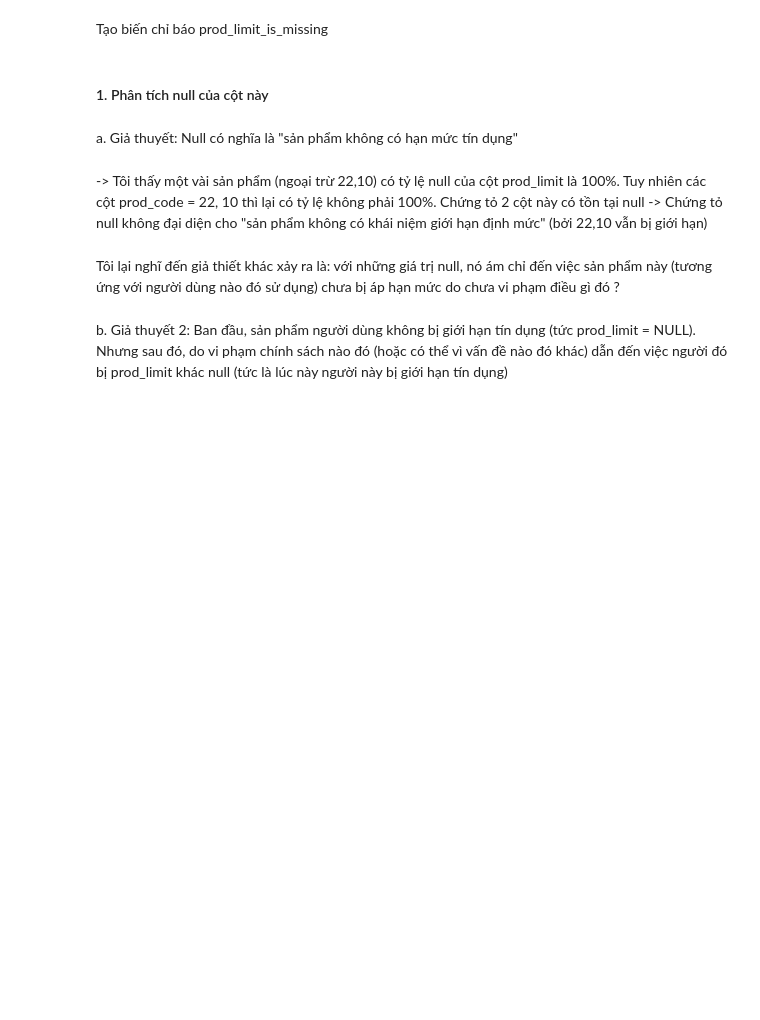
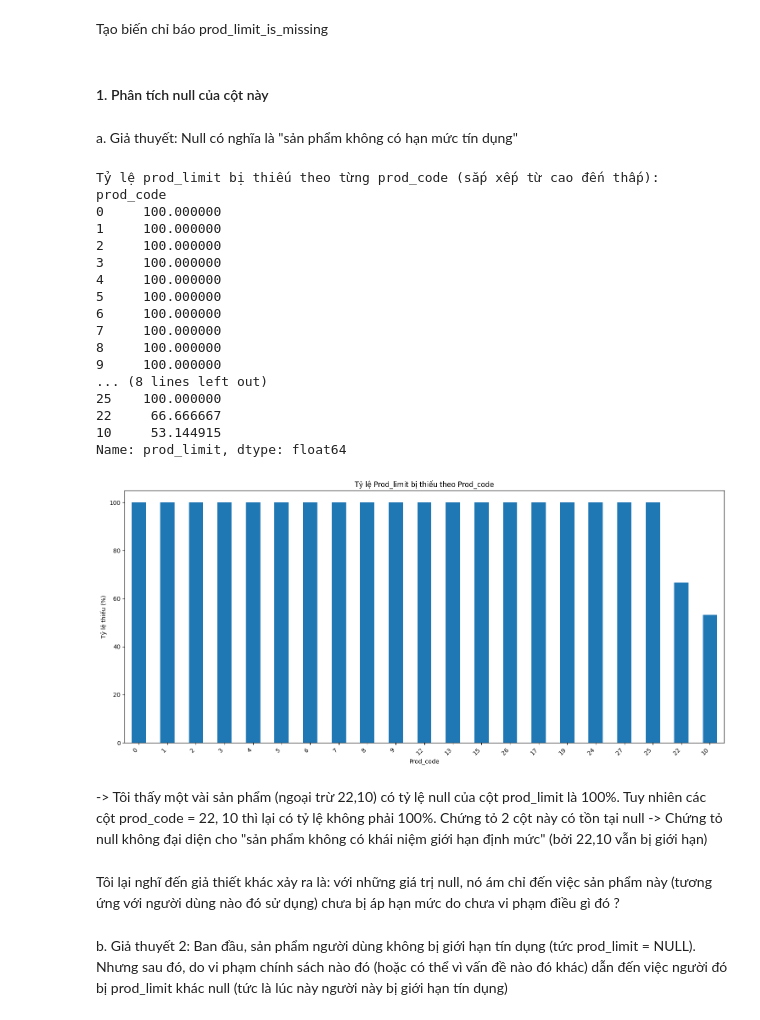
Before and after one commit to thethien8a/Machine-Learning-Project, a Jupyter notebook: Random Forest/decision_sp_2.ipynb, the cells around one changed output. Saved outputs shown, nothing was run; the diff lists cells and outputs as text; code cells hidden in the pictures; blank space fills up the shorter version.

```diff
--- a/Random Forest/decision_sp_2.ipynb
+++ b/Random Forest/decision_sp_2.ipynb
@@ -167,27 +247,47 @@ df_full.groupby('id')["label"].nunique().pipe(lambda x: x[x > 1])
 Tạo biến chỉ báo prod_limit_is_missing
 # %%
 #Check xem nhóm rủi ro cao có tỷ lệ thiếu "prod_limit" cao hơn không
-df_full['prod_limit_is_missing'] = df_full['prod_limit'].isnull().astype(int)
+train_df['prod_limit_is_missing'] = train_df['prod_limit'].isnull().astype(int)
+test_df["prod_limit_is_missing"] = test_df["prod_limit"].isnull().astype(int)
 # %% [markdown]
 #### 1. Phân tích null của cột này
 # %% [markdown]
 a. Giả thuyết: Null có nghĩa là "sản phẩm không có hạn mức tín dụng"
 # %%
 # Tính tỷ lệ prod_limit bị thiếu cho mỗi prod_code và sắp xếp
-prod_code_missing_ratio = df_full.groupby('prod_code')['prod_limit'].apply(lambda x: x.isnull().mean()*100).sort_values(ascending=False)
+prod_code_missing_ratio = train_df.groupby('prod_code')['prod_limit'].apply(lambda x: x.isnull().mean()*100).sort_values(ascending=False)
 
 print("\nTỷ lệ prod_limit bị thiếu theo từng prod_code (sắp xếp từ cao đến thấp):")
-print(prod_code_missing_ratio.head(20)) # In ra 20 dòng đầu để xem
+print(prod_code_missing_ratio.head(21)) # In ra 20 dòng đầu để xem
 
 # Vẽ biểu đồ cột
 plt.figure(figsize=(15, 7)) # Điều chỉnh kích thước figure
 prod_code_missing_ratio.plot(kind='bar')
 plt.title('Tỷ lệ Prod_limit bị thiếu theo Prod_code')
 plt.xlabel('Prod_code')
 plt.ylabel('Tỷ lệ thiếu (%)')
 plt.xticks(rotation=45, ha='right') # Xoay nhãn trục x để dễ đọc
 plt.tight_layout() # Điều chỉnh layout
 plt.show()
+# %% [output]
+Tỷ lệ prod_limit bị thiếu theo từng prod_code (sắp xếp từ cao đến thấp):
+prod_code
+0     100.000000
+1     100.000000
+2     100.000000
+3     100.000000
+4     100.000000
+5     100.000000
+6     100.000000
+7     100.000000
+8     100.000000
+9     100.000000
+... (8 lines left out)
+25    100.000000
+22     66.666667
+10     53.144915
+Name: prod_limit, dtype: float64
+[figure, added]
 # %% [markdown]
 -> Tôi thấy một vài sản phẩm (ngoại trừ 22,10) có tỷ lệ null của cột prod_limit là 100%. Tuy nhiên các cột prod_code = 22, 10 thì lại có tỷ lệ không phải 100%. Chứng tỏ 2 cột này có tồn tại null -> Chứng tỏ null không đại diện cho "sản phẩm không có khái niệm giới hạn định mức" (bởi 22,10 vẫn bị giới hạn)
 # %% [markdown]
```
Also changed, not shown: parts of 130 cells of this notebook.
